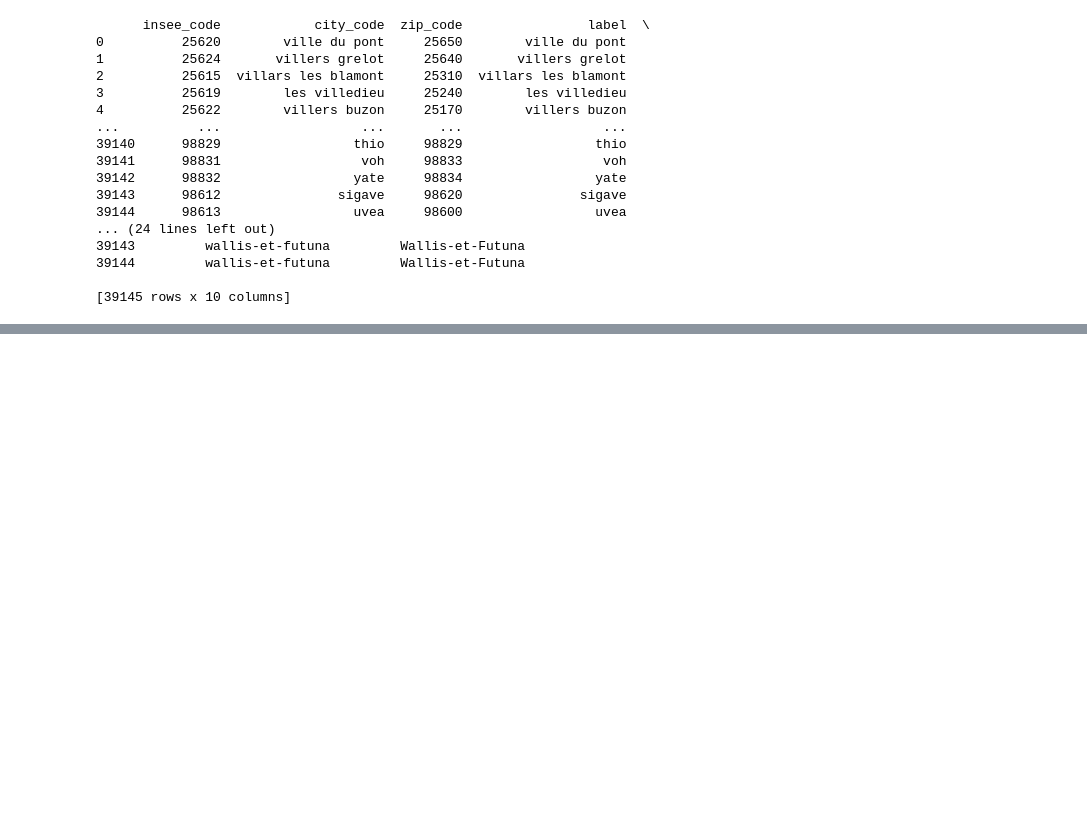
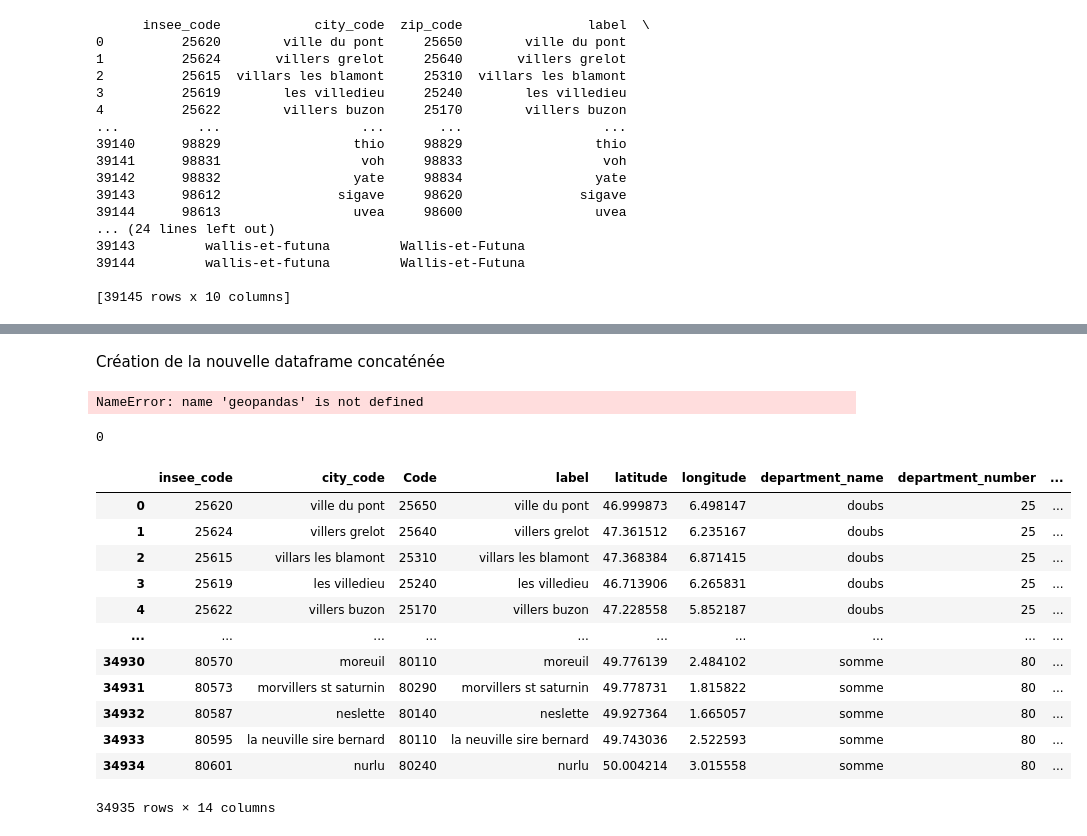
Before and after one commit to khady2708/projet-stage, a Jupyter notebook: ville.ipynb, the cells around one changed output, grey strips where cells are left out. Cells and saved outputs as stored; diff of their text form; code cells hidden in the pictures; blank space fills up the shorter version.

```diff
--- a/ville.ipynb
+++ b/ville.ipynb
@@ -407,0 +353,2 @@ commune_codepost
+# %% [markdown]
+Création de la nouvelle dataframe concaténée
@@ -407,0 +364,25 @@ commune_codepost
+# %%
+df = geopandas.GeoDataFrame(concatenated_zip, geometry='concatenated_zip')
+# %% [output]
+NameError: name 'geopandas' is not defined
+# %%
+concatenated_dataframe['zip'] .isna().sum()
+# %% [output]
+0
+# %%
+concatenated_dataframe.dropna(inplace=True)
+concatenated_dataframe
+# %% [output]
+|  | insee_code | city_code | Code | label | latitude | longitude | department_name | department_number | ... |
+| 0 | 25620 | ville du pont | 25650 | ville du pont | 46.999873 | 6.498147 | doubs | 25 | ... |
+| 1 | 25624 | villers grelot | 25640 | villers grelot | 47.361512 | 6.235167 | doubs | 25 | ... |
+| 2 | 25615 | villars les blamont | 25310 | villars les blamont | 47.368384 | 6.871415 | doubs | 25 | ... |
+| 3 | 25619 | les villedieu | 25240 | les villedieu | 46.713906 | 6.265831 | doubs | 25 | ... |
+| 4 | 25622 | villers buzon | 25170 | villers buzon | 47.228558 | 5.852187 | doubs | 25 | ... |
+| ... | ... | ... | ... | ... | ... | ... | ... | ... | ... |
+| 34930 | 80570 | moreuil | 80110 | moreuil | 49.776139 | 2.484102 | somme | 80 | ... |
+| 34931 | 80573 | morvillers st saturnin | 80290 | morvillers st saturnin | 49.778731 | 1.815822 | somme | 80 | ... |
+| 34932 | 80587 | neslette | 80140 | neslette | 49.927364 | 1.665057 | somme | 80 | ... |
+| 34933 | 80595 | la neuville sire bernard | 80110 | la neuville sire bernard | 49.743036 | 2.522593 | somme | 80 | ... |
+| 34934 | 80601 | nurlu | 80240 | nurlu | 50.004214 | 3.015558 | somme | 80 | ... |
+34935 rows × 14 columns
```
Also changed, not shown: parts of 31 cells of this notebook.
